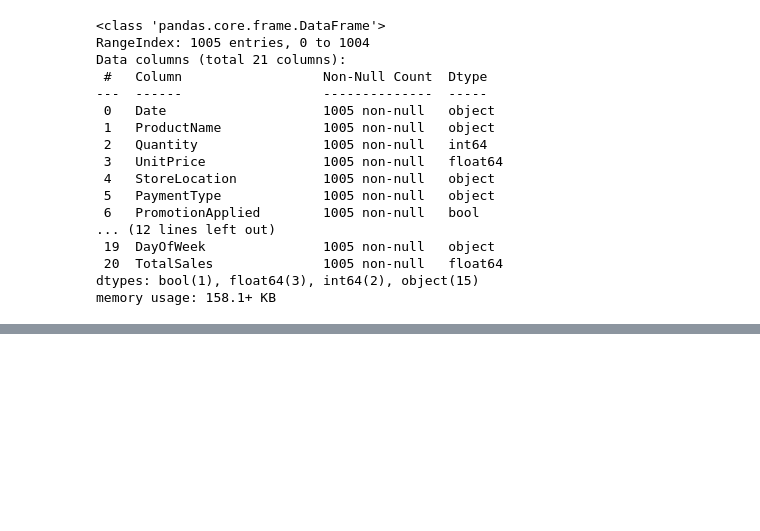
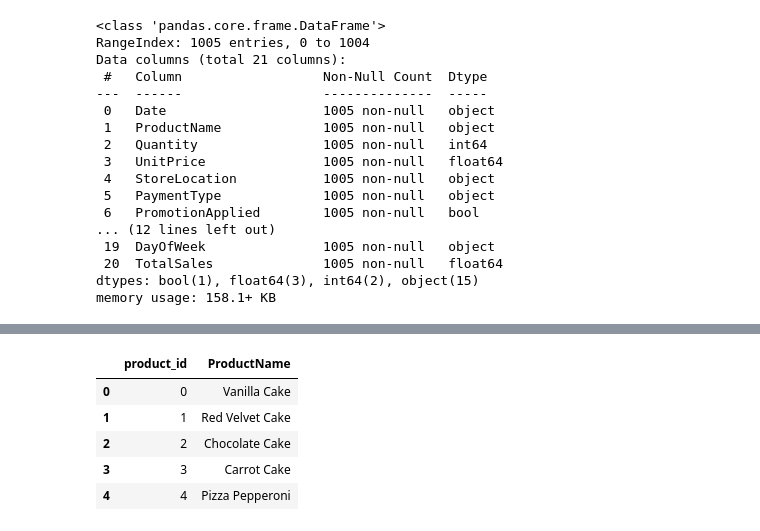
Before and after one commit to dibanga2800/zipco_foods_etl_with_airflo_orchestration, a Jupyter notebook: notebook/etl_pipeline.ipynb, the cells around one changed output, grey strips where cells are left out. Cells and saved outputs as stored; diff of their text form; code cells hidden in the pictures; blank space fills up the shorter version.

```diff
--- a/notebook/etl_pipeline.ipynb
+++ b/notebook/etl_pipeline.ipynb
@@ -48,0 +90,9 @@ memory usage: 158.1+ KB
+# %%
+product.head(5)  # Display the first few rows of the products table
+# %% [output]
+|  | product_id | ProductName |
+| 0 | 0 | Vanilla Cake |
+| 1 | 1 | Red Velvet Cake |
+| 2 | 2 | Chocolate Cake |
+| 3 | 3 | Carrot Cake |
+| 4 | 4 | Pizza Pepperoni |
```
Also changed, not shown: parts of 14 cells of this notebook, 7 other files.
